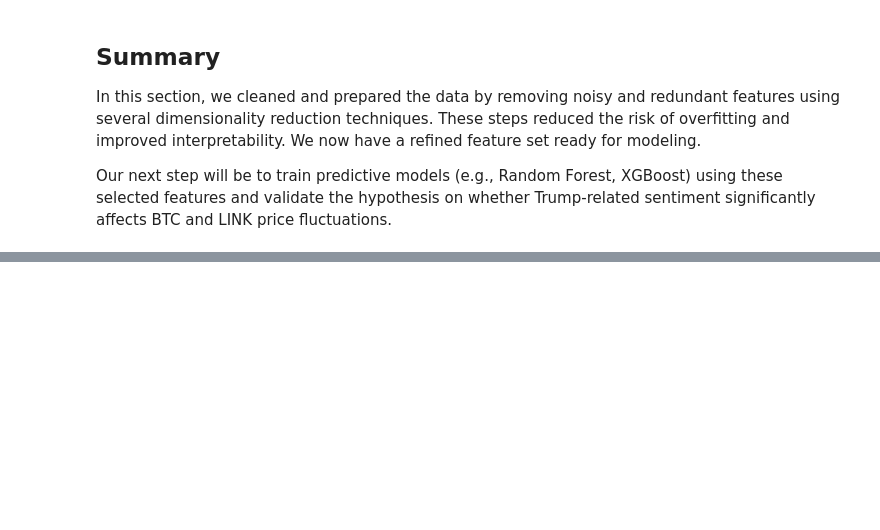
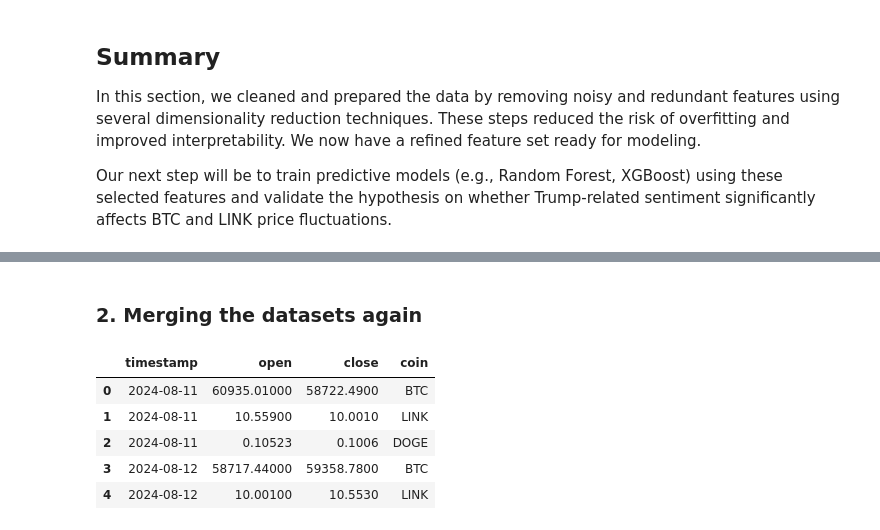
Before and after one commit to Eris-Leksi/-TRUMP-sentiment-analysis, a Jupyter notebook: script.ipynb, the cells around one changed output, grey strips where cells are left out. Saved outputs shown, nothing was run; the diff lists cells and outputs as text; code cells hidden in the pictures; blank space fills up the shorter version.

```diff
--- a/script.ipynb
+++ b/script.ipynb
@@ -911,0 +925,20 @@ Our next step will be to train predictive models (e.g., Random Forest, XGBoost)
+# %%
+symbol_doge = 'DOGE'
+market = 'USD'
+API_KEY = 'IC5Z69JRSVKWG8LG'
+
+url_doge = (
+    f'https://www.alphavantage.co/query?function=DIGITAL_CURRENCY_DAILY'
+    f'&symbol={symbol_doge}&market={market}&apikey={API_KEY}&datatype=csv'
+)
+response_doge = requests.get(url_doge)
+data_doge = pd.read_csv(io.StringIO(response_doge.text))
+
+# Clean and prepare DOGE data
+data_doge['timestamp'] = pd.to_datetime(data_doge['timestamp'])
+data_doge.sort_values('timestamp', inplace=True)
+data_doge.reset_index(drop=True, inplace=True)
+
+# Select relevant features
+df_doge = data_doge[['timestamp', 'open', 'close']].dropna()
+df_doge.columns = ['timestamp', 'open', 'close']
@@ -911,0 +949,29 @@ Our next step will be to train predictive models (e.g., Random Forest, XGBoost)
+# %% [markdown]
+### 2. Merging the datasets again
+# %%
+def clean_df(df, coin_label):
+    df = df[['timestamp', 'open', 'close']].dropna()
+    df.columns = ['timestamp', 'open', 'close']
+    df['coin'] = coin_label
+    return df
+
+btc_clean = clean_df(data_btc.copy(), 'BTC')
+link_clean = clean_df(data_link.copy(), 'LINK')
+trump_clean = clean_df(data.copy(), 'TRUMP')
+doge_clean = clean_df(data_doge.copy(), 'DOGE')
+
+#Concatenate all
+merged_df = pd.concat([btc_clean, link_clean, trump_clean, doge_clean], ignore_index=True)
+
+merged_df['timestamp'] = pd.to_datetime(merged_df['timestamp'])
+merged_df.sort_values(by='timestamp', inplace=True)
+merged_df.reset_index(drop=True, inplace=True)
+
+merged_df.head()
+# %% [output]
+|  | timestamp | open | close | coin |
+| 0 | 2024-08-11 | 60935.01000 | 58722.4900 | BTC |
+| 1 | 2024-08-11 | 10.55900 | 10.0010 | LINK |
+| 2 | 2024-08-11 | 0.10523 | 0.1006 | DOGE |
+| 3 | 2024-08-12 | 58717.44000 | 59358.7800 | BTC |
+| 4 | 2024-08-12 | 10.00100 | 10.5530 | LINK |
```
Also changed, not shown: parts of 38 cells of this notebook.
